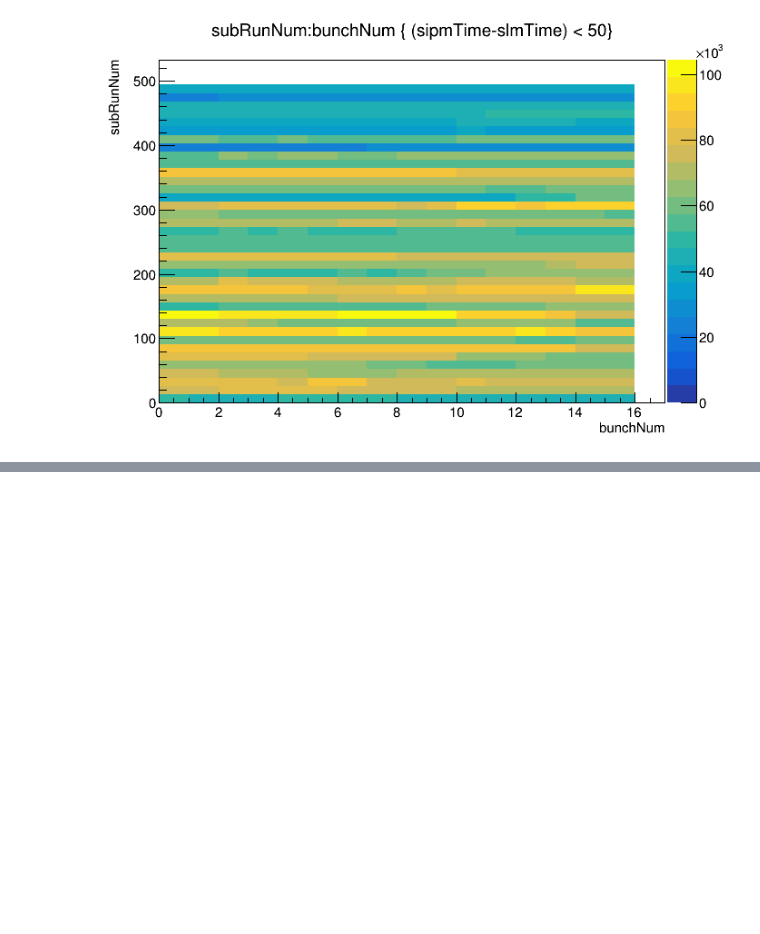
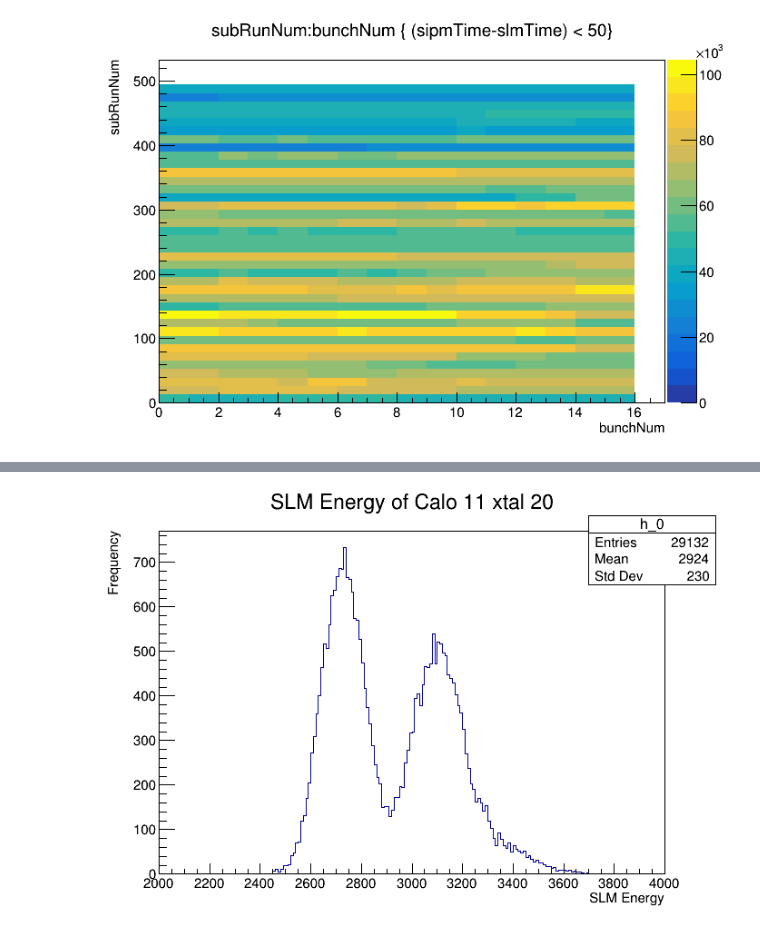
Before and after one commit to AditJain13/Run2C_Analysis, a Jupyter notebook: Bunch_Num_Avg.ipynb, the cells around one changed output, grey strips where cells are left out. Cells and saved outputs as stored; diff of their text form; code cells hidden in the pictures; blank space fills up the shorter version.

```diff
--- a/Bunch_Num_Avg.ipynb
+++ b/Bunch_Num_Avg.ipynb
@@ -164,8 +90,0 @@ Warning in <TDirectoryFile::Append>: Replacing existing TH1: h_1 (Potential memo
-# %%
-h4 = r.TH1D(f"h_{4}", "Calo Energy of Calo 5 xtal 1; sipm Energy (raw); Frequency", 200, 1000, 1700)
-
-for x in fullRunPulse['sipmEnergy']:
-    h4.Fill(x)
-
-h4.Draw()
-c.Draw()
@@ -189,10 +90,0 @@ Warning in <TDirectoryFile::Append>: Replacing existing TH1: h_2 (Potential memo
-# %%
-h3 = r.TH2D(f"h_{3}", "Distribution of Energy Ratio of Calo 1 xtal 1; Calo Time(in 1000 clock ticks); Calo Energy Normalized to SLM Energy",
-            200, -20, 600,
-            200,0.5,1.5)
-
-for (x,y) in zip(fullRunPulse['sipmTime'], fullRunPulse['sipmEnergy']/fullRunPulse['normalSlmEnergy']/mean):
-    h3.Fill(x/1000,y)
-
-h3.Draw('colz')
-c.Draw()
@@ -334,0 +94,9 @@ plt.colorbar()
+# %%
+calo = 11
+xtal =20
+
+df_xtal = df_filtered[(df_filtered['caloNum']==calo)& (df_filtered['xtalNum']==xtal)]
+syncPulse = df_xtal.groupby(['runNum','subRunNum','fillNum']).min()
+syncPulse.rename({'slmEnergy': 'syncEnergy'}, axis = 'columns',inplace=True )
+df_xtal  = pd.merge(df_xtal,syncPulse['syncEnergy'], how = 'inner', on = ['runNum','subRunNum','fillNum'])
+df_xtal['normalSlmEnergy'] = (df_xtal['slmEnergy']/df_xtal['syncEnergy'])
@@ -334,0 +119,9 @@ plt.colorbar()
+# %%
+h0 = r.TH1D(f"h_{0}", "SLM Energy of Calo {} xtal {}; SLM Energy; Frequency".format(calo,xtal), 200, 2000, 4000)
+
+for x in df_xtal['slmEnergy']:
+    h0.Fill(x)
+
+h0.Draw()
+c.Draw()
+# %% [output]
@@ -334,0 +129 @@ plt.colorbar()
+[figure, added]
```
Also changed, not shown: parts of 50 cells of this notebook.
